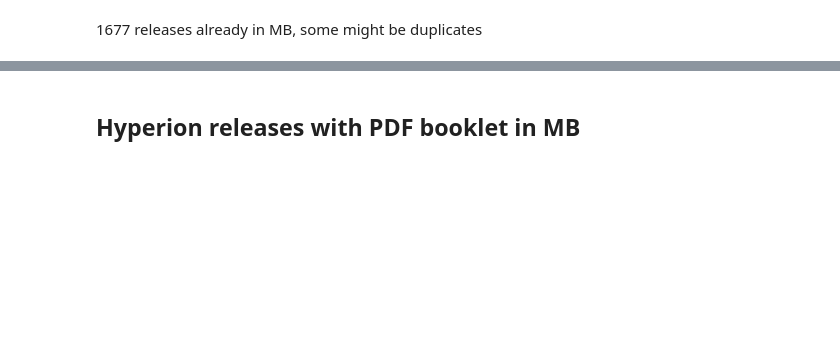
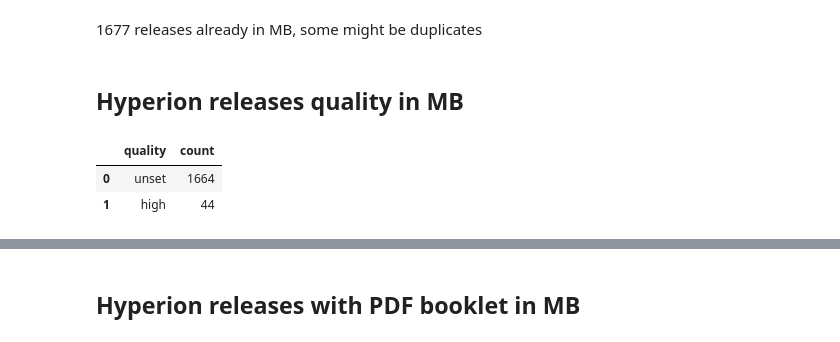
Before and after one commit to loujine/musicbrainz-dataviz, a Jupyter notebook: 18-hyperion.ipynb, the cells around one changed output, grey strips where cells are left out. Drawn from its saved outputs; the diff is of its cells as text; code cells hidden in the pictures; blank space fills up the shorter version.

Commit message:
Update Hyperion notebook

```diff
--- a/18-hyperion.ipynb
+++ b/18-hyperion.ipynb
@@ -152,2 +154,25 @@ mb_releases.shape
 # %% [markdown]
 1677 releases already in MB, some might be duplicates
+# %% [markdown]
+## Hyperion releases quality in MB
+# %%
+mb_releases_by_quality = sql("""
+SELECT
+    CASE WHEN r.quality=-1 THEN 'unset'
+         WHEN r.quality=0  THEN 'low'
+         WHEN r.quality=1  THEN 'normal'
+         WHEN r.quality=2  THEN 'high'
+    END AS quality,
+    COUNT(r.gid)
+  FROM release_label AS rl
+  JOIN release       AS r  ON rl.release = r.id
+  JOIN label               ON rl.label = label.id
+ WHERE label.id IN (388, 22708, 16197)
+GROUP BY r.quality
+ORDER BY r.quality;
+""")
+mb_releases_by_quality
+# %% [output]
+|  | quality | count |
+| 0 | unset | 1664 |
+| 1 | high | 44 |
```
Also changed, not shown: parts of 13 cells of this notebook, 2 other files.
